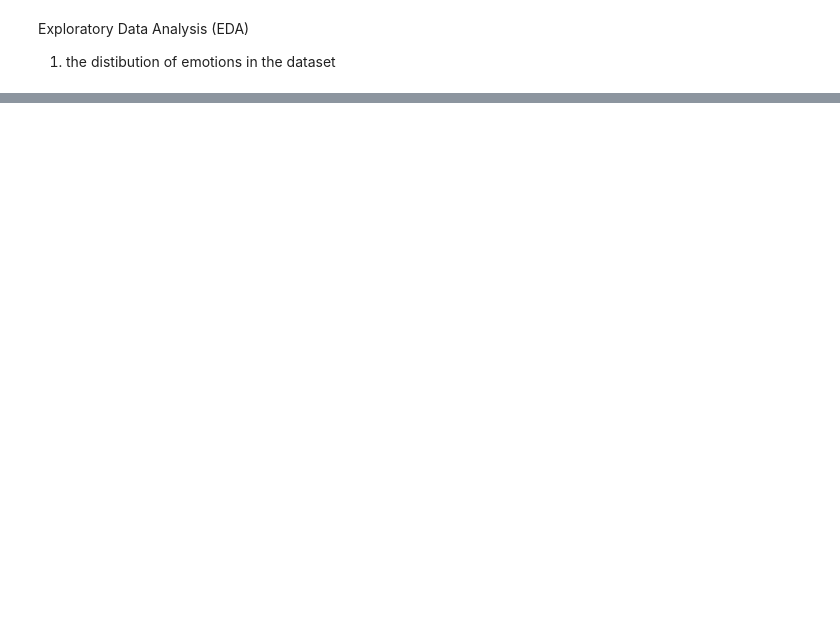
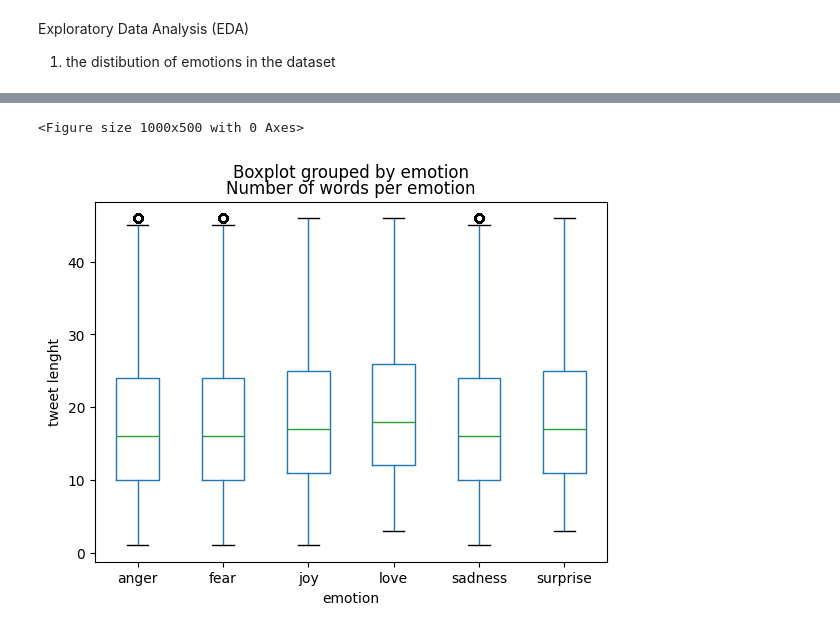
Before and after one commit to shivaheidari/LLMs_Emotion_Detection, a Jupyter notebook: Analysis/Analysis.ipynb, the cells around one changed output, grey strips where cells are left out. Cells and saved outputs as stored; diff of their text form; code cells hidden in the pictures; blank space fills up the shorter version.

Commit message:
boxplot

```diff
--- a/Analysis/Analysis.ipynb
+++ b/Analysis/Analysis.ipynb
@@ -117,0 +98,10 @@ ValueError: Only supported for TrueType fonts
+# %%
+#number of words per emotion boxplot
+plt.figure(figsize=(10, 5))
+data.boxplot(column='tweet_lenght', by='emotion', grid=False)
+plt.ylabel('tweet lenght')
+plt.title('Number of words per emotion')
+plt.show()
+# %% [output]
+<Figure size 1000x500 with 0 Axes>
+[figure, added]
```
Also changed, not shown: parts of 10 cells of this notebook.
